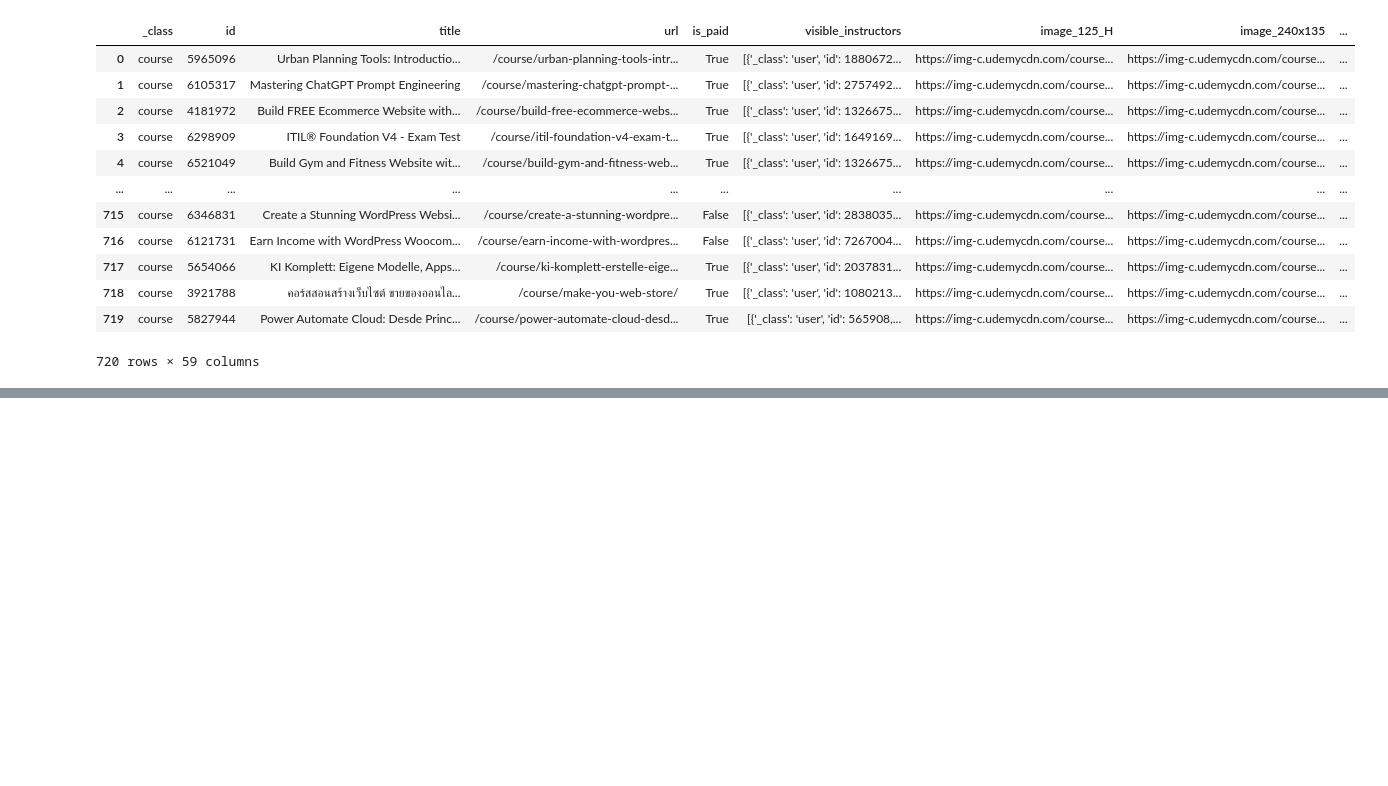
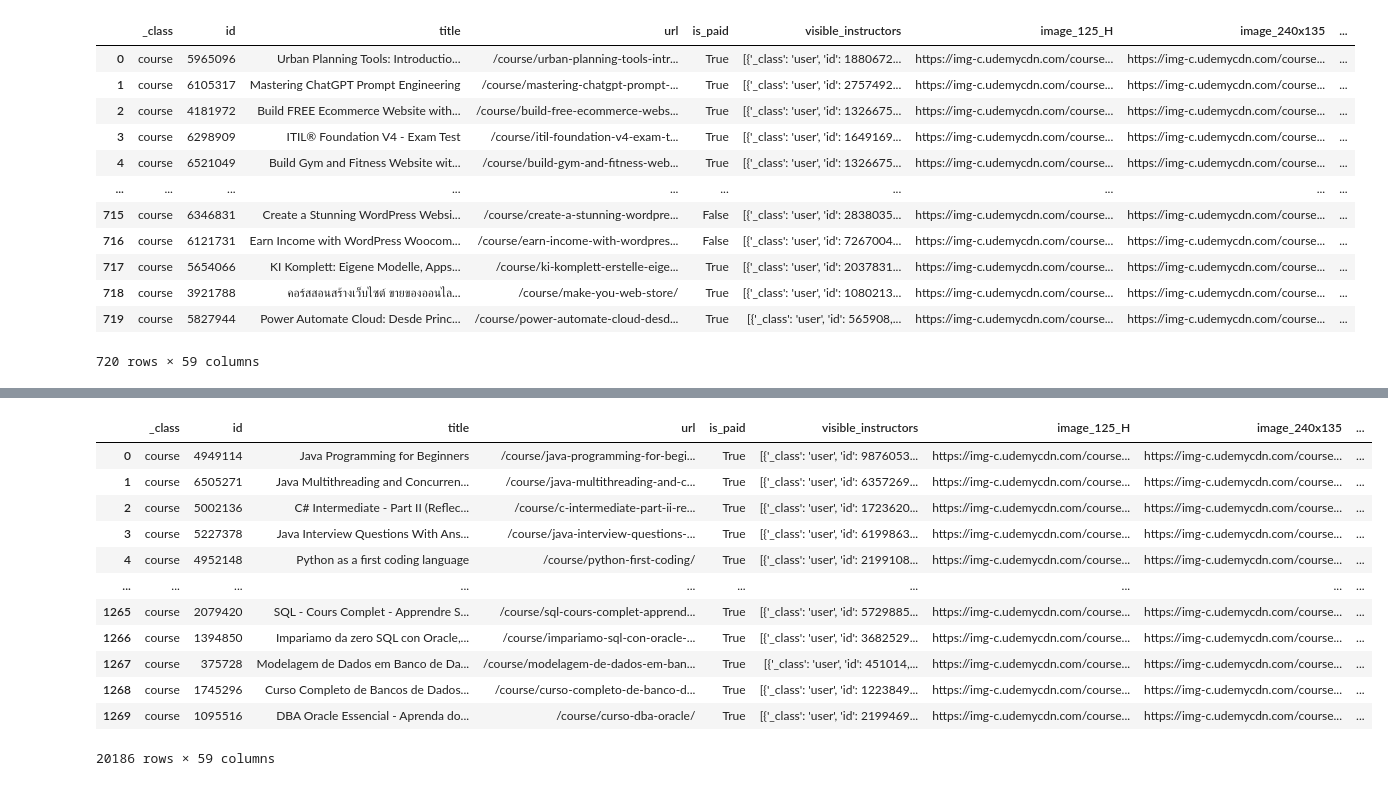
Before and after one commit to arimaz1881/online-course-success-prediction, a Jupyter notebook: notebooks/parsing_data.ipynb, the cells around one changed output, grey strips where cells are left out. Cells and saved outputs as stored; diff of their text form; code cells hidden in the pictures; blank space fills up the shorter version.

```diff
--- a/notebooks/parsing_data.ipynb
+++ b/notebooks/parsing_data.ipynb
@@ -42,3 +44,8 @@ courses
 720 rows × 59 columns
 # %%
 courses.to_csv('devtools_courses_data.csv', sep=';', index=False)
+# %%
+df = pd.concat([pd.read_csv(s, sep=';') for s in glob.glob('/Users/arimaz/project/*.csv')])
+# %%
+df = df.drop_duplicates('id')
+df.info()
@@ -44,0 +72,16 @@ courses.to_csv('devtools_courses_data.csv', sep=';', index=False)
+# %%
+df
+# %% [output]
+|  | _class | id | title | url | is_paid | visible_instructors | image_125_H | image_240x135 | ... |
+| 0 | course | 4949114 | Java Programming for Beginners | /course/java-programming-for-begi... | True | [{'_class': 'user', 'id': 9876053... | https://img-c.udemycdn.com/course... | https://img-c.udemycdn.com/course... | ... |
+| 1 | course | 6505271 | Java Multithreading and Concurren... | /course/java-multithreading-and-c... | True | [{'_class': 'user', 'id': 6357269... | https://img-c.udemycdn.com/course... | https://img-c.udemycdn.com/course... | ... |
+| 2 | course | 5002136 | C# Intermediate - Part II (Reflec... | /course/c-intermediate-part-ii-re... | True | [{'_class': 'user', 'id': 1723620... | https://img-c.udemycdn.com/course... | https://img-c.udemycdn.com/course... | ... |
+| 3 | course | 5227378 | Java Interview Questions With Ans... | /course/java-interview-questions-... | True | [{'_class': 'user', 'id': 6199863... | https://img-c.udemycdn.com/course... | https://img-c.udemycdn.com/course... | ... |
+| 4 | course | 4952148 | Python as a first coding language | /course/python-first-coding/ | True | [{'_class': 'user', 'id': 2199108... | https://img-c.udemycdn.com/course... | https://img-c.udemycdn.com/course... | ... |
+| ... | ... | ... | ... | ... | ... | ... | ... | ... | ... |
+| 1265 | course | 2079420 | SQL - Cours Complet - Apprendre S... | /course/sql-cours-complet-apprend... | True | [{'_class': 'user', 'id': 5729885... | https://img-c.udemycdn.com/course... | https://img-c.udemycdn.com/course... | ... |
+| 1266 | course | 1394850 | Impariamo da zero SQL con Oracle,... | /course/impariamo-sql-con-oracle-... | True | [{'_class': 'user', 'id': 3682529... | https://img-c.udemycdn.com/course... | https://img-c.udemycdn.com/course... | ... |
+| 1267 | course | 375728 | Modelagem de Dados em Banco de Da... | /course/modelagem-de-dados-em-ban... | True | [{'_class': 'user', 'id': 451014,... | https://img-c.udemycdn.com/course... | https://img-c.udemycdn.com/course... | ... |
+| 1268 | course | 1745296 | Curso Completo de Bancos de Dados... | /course/curso-completo-de-banco-d... | True | [{'_class': 'user', 'id': 1223849... | https://img-c.udemycdn.com/course... | https://img-c.udemycdn.com/course... | ... |
+| 1269 | course | 1095516 | DBA Oracle Essencial - Aprenda do... | /course/curso-dba-oracle/ | True | [{'_class': 'user', 'id': 2199469... | https://img-c.udemycdn.com/course... | https://img-c.udemycdn.com/course... | ... |
+20186 rows × 59 columns
```
Also changed, not shown: parts of 3 cells of this notebook, 3 other files.
